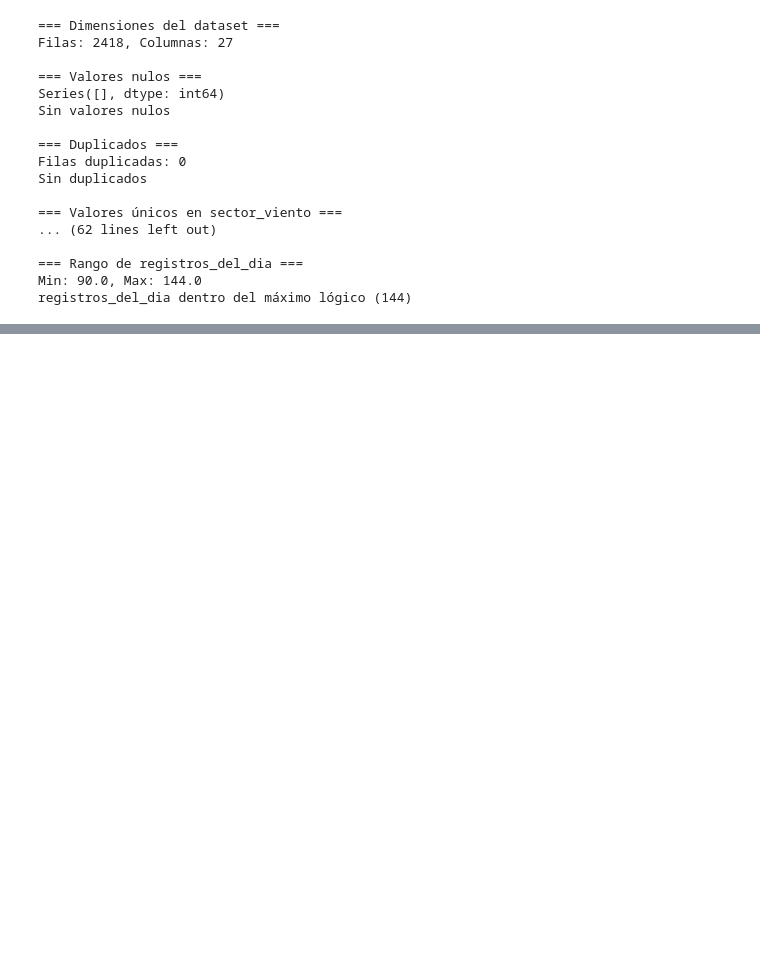
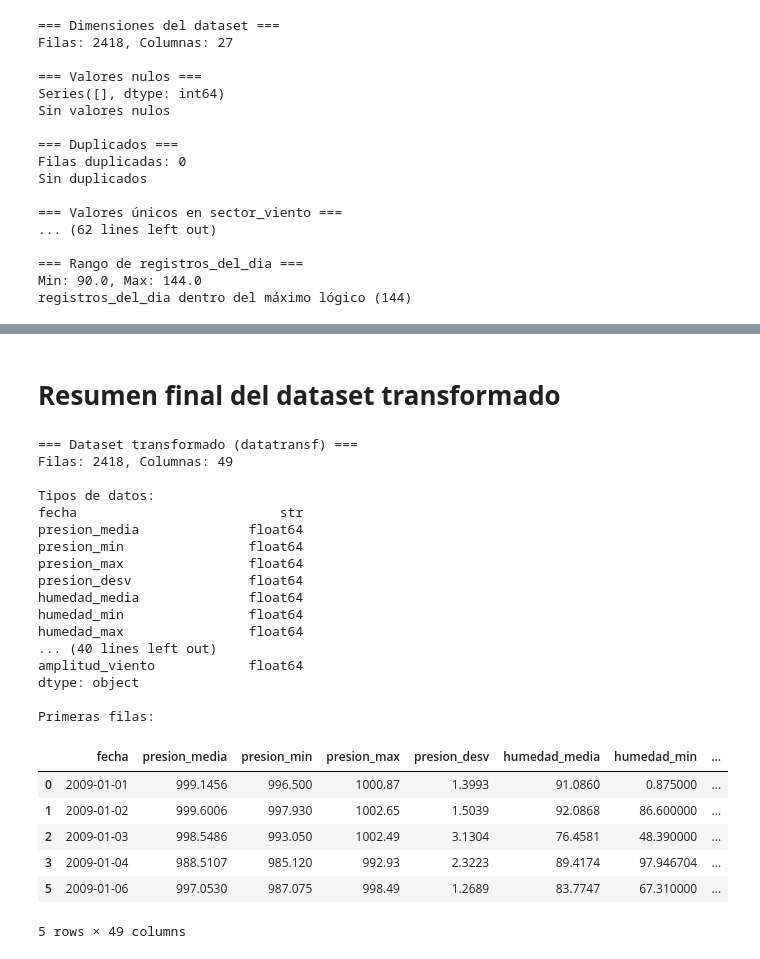
Before and after one commit to lauraS191/MaterialDeClase-ISIS-2611, a Jupyter notebook: 202620/Laboratorios/L1/Preparación de datos.ipynb, the cells around one changed output, grey strips where cells are left out. Cells and saved outputs as stored; diff of their text form; code cells hidden in the pictures; blank space fills up the shorter version.

Commit message:
Segunda parte preparacion de datos

```diff
--- a/202620/Laboratorios/L1/Preparación de datos.ipynb
+++ b/202620/Laboratorios/L1/Preparación de datos.ipynb
@@ -276,0 +312,17 @@ registros_del_dia dentro del máximo lógico (144)
+# %%
+columnas_a_escalar = [
+    'presion_media', 'presion_min', 'presion_max', 'presion_desv',
+    'humedad_media', 'humedad_min', 'humedad_max', 'humedad_desv',
+    'viento_media', 'viento_min', 'viento_max', 'viento_desv',
+    'rafaga_media', 'rafaga_min', 'rafaga_max', 'rafaga_desv',
+    'viento_norte', 'viento_este', 'direccion_viento',
+    'registros_del_dia', 'dia_del_anio'
+]
+
+scaler = MinMaxScaler()
+datatransf[columnas_a_escalar] = scaler.fit_transform(datatransf[columnas_a_escalar])
+
+print("Antes de escalar:")
+print(data[['presion_media', 'viento_media', 'humedad_max']].head())
+print("\nDespués de escalar:")
+print(datatransf[['presion_media', 'viento_media', 'humedad_max']].head())
@@ -276,0 +349,5 @@ registros_del_dia dentro del máximo lógico (144)
+# %%
+datatransf = pd.get_dummies(datatransf, columns=['sector_viento', 'mes', 'estacion_anio'], dtype=int, drop_first=True)
+
+print("Nuevas columnas generadas:")
+print([col for col in datatransf.columns if col.startswith(('sector_viento_', 'mes_', 'estacion_anio_'))])
@@ -276,0 +361,9 @@ registros_del_dia dentro del máximo lógico (144)
+# %%
+datatransf['amplitud_presion'] = data['presion_max'] - data['presion_min']
+
+datatransf['amplitud_humedad'] = data['humedad_max'] - data['humedad_min']
+
+datatransf['amplitud_viento'] = data['viento_max'] - data['viento_min']
+
+print("Estadísticas de las nuevas variables:")
+print(datatransf[['amplitud_presion', 'amplitud_humedad', 'amplitud_viento']].describe().round(2))
@@ -276,0 +383,5 @@ registros_del_dia dentro del máximo lógico (144)
+# %%
+datatransf['velocidad_resultante'] = (data['viento_norte']**2 + data['viento_este']**2) ** 0.5
+
+print("Estadísticas de las nuevas variables:")
+print(datatransf[['velocidad_resultante']].describe().round(2))
@@ -276,0 +399,34 @@ registros_del_dia dentro del máximo lógico (144)
+# %% [markdown]
+# **Resumen final del dataset transformado**
+# %%
+print("=== Dataset transformado (datatransf) ===")
+print(f"Filas: {datatransf.shape[0]}, Columnas: {datatransf.shape[1]}")
+print("\nTipos de datos:")
+print(datatransf.dtypes)
+print("\nPrimeras filas:")
+datatransf.head()
+# %% [output]
+=== Dataset transformado (datatransf) ===
+Filas: 2418, Columnas: 49
+
+Tipos de datos:
+fecha                          str
+presion_media              float64
+presion_min                float64
+presion_max                float64
+presion_desv               float64
+humedad_media              float64
+humedad_min                float64
+humedad_max                float64
+... (40 lines left out)
+amplitud_viento            float64
+dtype: object
+
+Primeras filas:
+|  | fecha | presion_media | presion_min | presion_max | presion_desv | humedad_media | humedad_min | ... |
+| 0 | 2009-01-01 | 999.1456 | 996.500 | 1000.87 | 1.3993 | 91.0860 | 0.875000 | ... |
+| 1 | 2009-01-02 | 999.6006 | 997.930 | 1002.65 | 1.5039 | 92.0868 | 86.600000 | ... |
+| 2 | 2009-01-03 | 998.5486 | 993.050 | 1002.49 | 3.1304 | 76.4581 | 48.390000 | ... |
+| 3 | 2009-01-04 | 988.5107 | 985.120 | 992.93 | 2.3223 | 89.4174 | 97.946704 | ... |
+| 5 | 2009-01-06 | 997.0530 | 987.075 | 998.49 | 1.2689 | 83.7747 | 67.310000 | ... |
+5 rows × 49 columns
```
Also changed, not shown: parts of 19 cells of this notebook.
